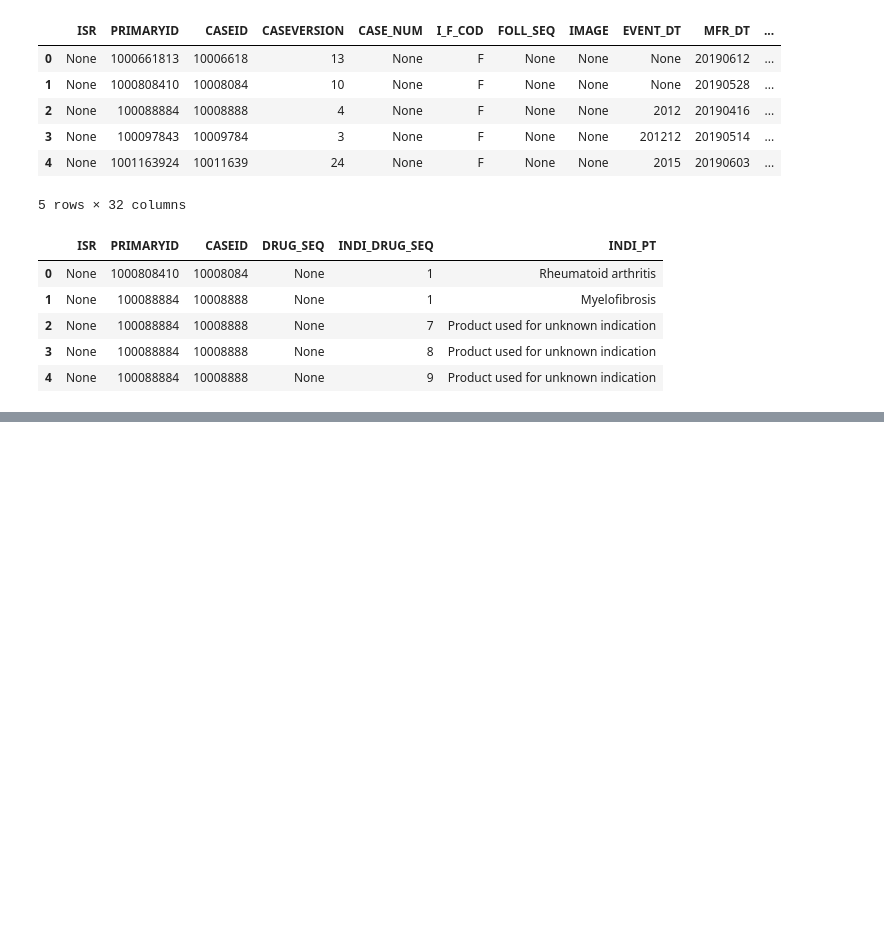
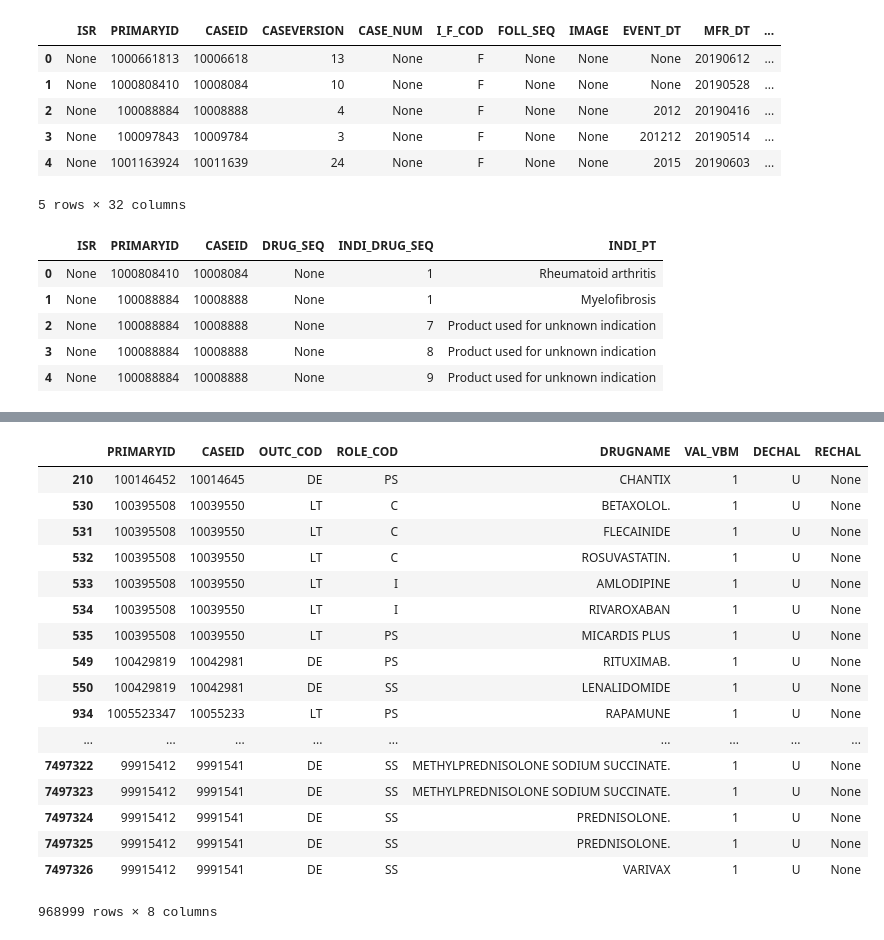
Before and after one commit to p-acharya/faers_twitter_comparison, a Jupyter notebook: clean_faers.ipynb, the cells around one changed output, grey strips where cells are left out. Cells and saved outputs as stored; diff of their text form; code cells hidden in the pictures; blank space fills up the shorter version.

```diff
--- a/clean_faers.ipynb
+++ b/clean_faers.ipynb
@@ -158,0 +134,8 @@ OT Other Serious (Important Medical Event)
+# %%
+drug_query = """SELECT OUTCOME.PRIMARYID, OUTCOME.CASEID, OUTCOME.OUTC_COD,
+DRUG.ROLE_COD, DRUG.DRUGNAME, DRUG.VAL_VBM, DRUG.DECHAL, DRUG.RECHAL, DEMOGRAPHIC.CASEVERSION
+FROM ((OUTCOME
+INNER JOIN DRUG ON OUTCOME.PRIMARYID = DRUG.PRIMARYID AND OUTCOME.CASEID = DRUG.CASEID)
+INNER JOIN DEMOGRAPHIC OUTCOME.PRIMARYID = DEMOGRAPHIC.PRIMARYID AND OUTCOME.CASEID = DEMOGRAPHIC.CASEID)"""
+# %%
+outcome_drug = pd.read_sql_query(drug_query, conn)
@@ -158,0 +152,21 @@ OT Other Serious (Important Medical Event)
+# %%
+outcome_drug[(outcome_drug.OUTC_COD == "LT") | (outcome_drug.OUTC_COD == "DE")]
+# %% [output]
+|  | PRIMARYID | CASEID | OUTC_COD | ROLE_COD | DRUGNAME | VAL_VBM | DECHAL | RECHAL |
+| 210 | 100146452 | 10014645 | DE | PS | CHANTIX | 1 | U | None |
+| 530 | 100395508 | 10039550 | LT | C | BETAXOLOL. | 1 | U | None |
+| 531 | 100395508 | 10039550 | LT | C | FLECAINIDE | 1 | U | None |
+| 532 | 100395508 | 10039550 | LT | C | ROSUVASTATIN. | 1 | U | None |
+| 533 | 100395508 | 10039550 | LT | I | AMLODIPINE | 1 | U | None |
+| 534 | 100395508 | 10039550 | LT | I | RIVAROXABAN | 1 | U | None |
+| 535 | 100395508 | 10039550 | LT | PS | MICARDIS PLUS | 1 | U | None |
+| 549 | 100429819 | 10042981 | DE | PS | RITUXIMAB. | 1 | U | None |
+| 550 | 100429819 | 10042981 | DE | SS | LENALIDOMIDE | 1 | U | None |
+| 934 | 1005523347 | 10055233 | LT | PS | RAPAMUNE | 1 | U | None |
+| ... | ... | ... | ... | ... | ... | ... | ... | ... |
+| 7497322 | 99915412 | 9991541 | DE | SS | METHYLPREDNISOLONE SODIUM SUCCINATE. | 1 | U | None |
+| 7497323 | 99915412 | 9991541 | DE | SS | METHYLPREDNISOLONE SODIUM SUCCINATE. | 1 | U | None |
+| 7497324 | 99915412 | 9991541 | DE | SS | PREDNISOLONE. | 1 | U | None |
+| 7497325 | 99915412 | 9991541 | DE | SS | PREDNISOLONE. | 1 | U | None |
+| 7497326 | 99915412 | 9991541 | DE | SS | VARIVAX | 1 | U | None |
+968999 rows × 8 columns
```
Also changed, not shown: parts of 5 cells of this notebook.
